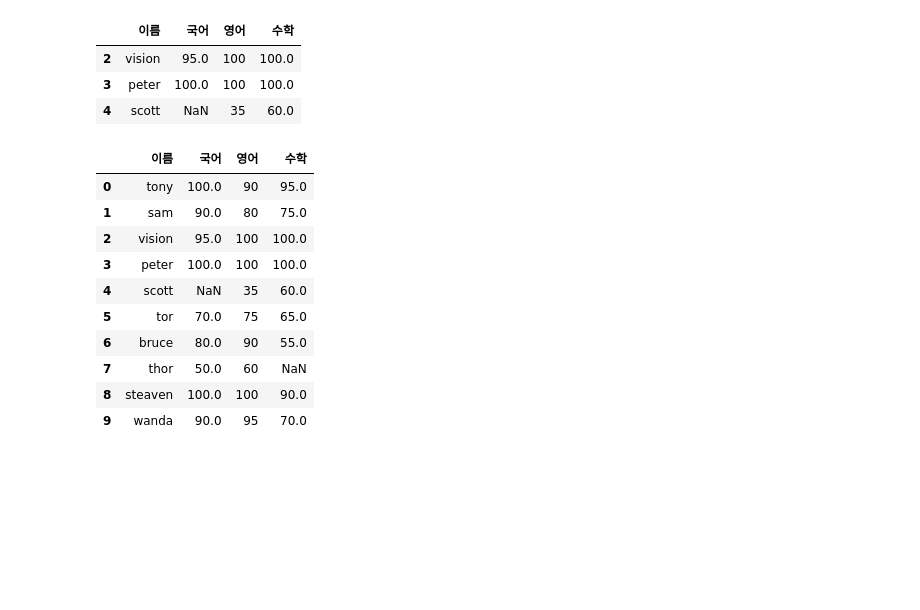
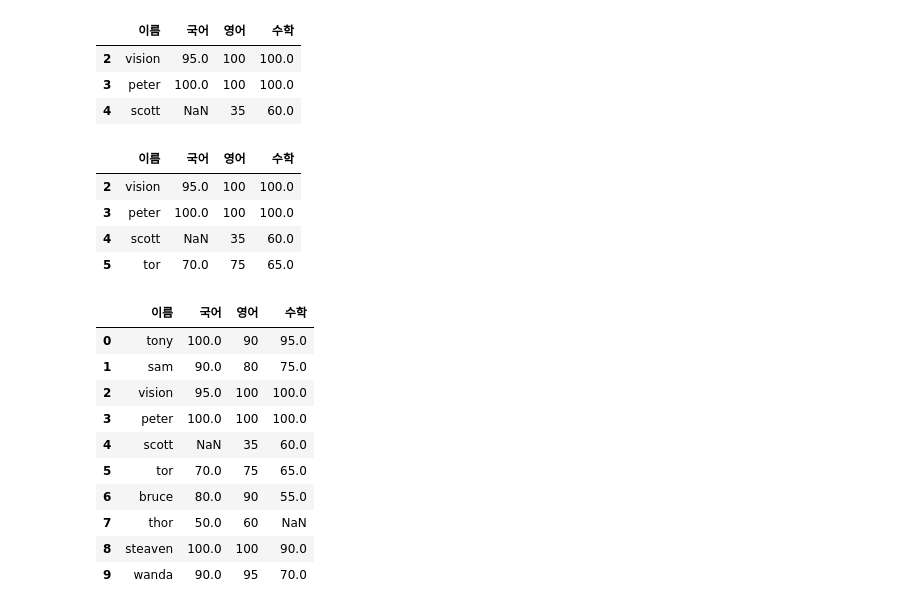
Before and after one commit to kosyunderbar/Data-Science-Analysis, a Jupyter notebook: Week05.ipynb, the cells around one changed output. Cells and saved outputs as stored; diff of their text form; code cells hidden in the pictures; blank space fills up the shorter version.

```diff
--- a/Week05.ipynb
+++ b/Week05.ipynb
@@ -213,6 +213,14 @@ df.iloc[2:5]
 | 2 | vision | 95.0 | 100 | 100.0 |
 | 3 | peter | 100.0 | 100 | 100.0 |
 | 4 | scott | NaN | 35 | 60.0 |
+# %%
+df.loc[2:5]
+# %% [output]
+|  | 이름 | 국어 | 영어 | 수학 |
+| 2 | vision | 95.0 | 100 | 100.0 |
+| 3 | peter | 100.0 | 100 | 100.0 |
+| 4 | scott | NaN | 35 | 60.0 |
+| 5 | tor | 70.0 | 75 | 65.0 |
 # %%
 df
 # %% [output]
```
